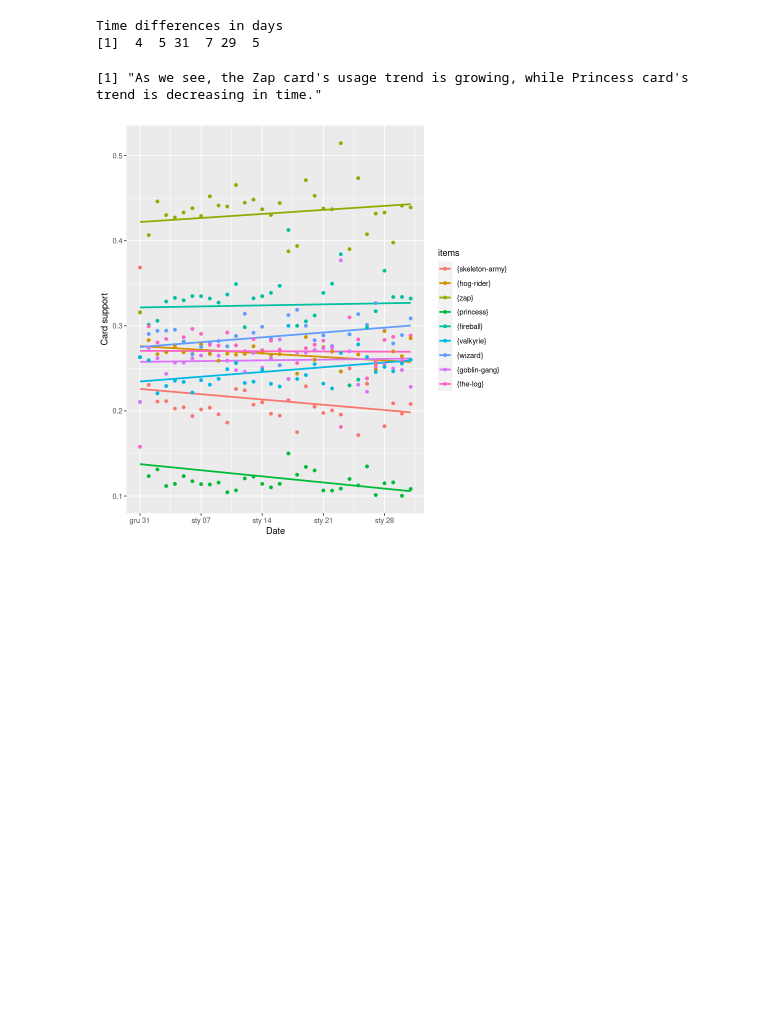
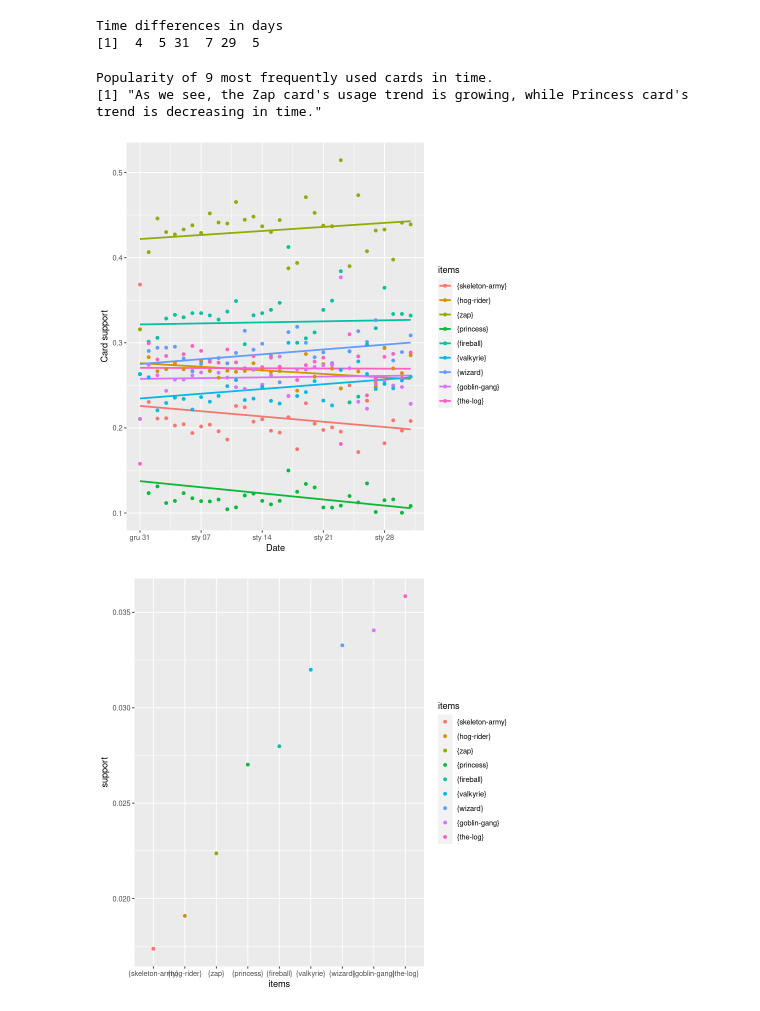
Before and after one commit to bieganski/data-mining, a Jupyter notebook: ex1/solution.ipynb, the cells around one changed output. Saved outputs shown, nothing was run; the diff lists cells and outputs as text; code cells hidden in the pictures; blank space fills up the shorter version.

Commit message:
card support st. dev. added.

```diff
--- a/ex1/solution.ipynb
+++ b/ex1/solution.ipynb
@@ -154,7 +154,7 @@ for (v in 1:length(s)) {
 popular_cards = as(popular_cards, "matrix")
 popular_in_time = dplyr::filter(res, items %in% popular_cards)
 # %%
-# p("Popularity of {length(unique(popular_cards))} most frequently used cards in time.")
+p("Popularity of {length(unique(popular_cards))} most frequently used cards in time.")
 gg = ggplot(popular_in_time, aes(x=chunk_start_date, y=support, colour=items))
 gg = gg + stat_smooth(
     aes(x = chunk_start_date, y = support, colour=items),
@@ -169,5 +169,15 @@ gg = gg + xlab("Date") + ylab("Card support")
 plot(gg)
 print("As we see, the Zap card's usage trend is growing, while Princess card's trend is decreasing in time.")
 # %% [output]
+Popularity of 9 most frequently used cards in time.
 [1] "As we see, the Zap card's usage trend is growing, while Princess card's trend is decreasing in time."
 [figure]
+# %%
+# We can see at variances of support of particular cards.
+deviations = aggregate(. ~ items, popular_in_time, FUN=sd)
+deviations$support = deviations$support[order(deviations$support)]
+gg = ggplot(deviations, aes(x=items, y=support, colour=items))
+gg = gg + geom_point()
+plot(gg)
+# %% [output]
+[figure, added]
```
